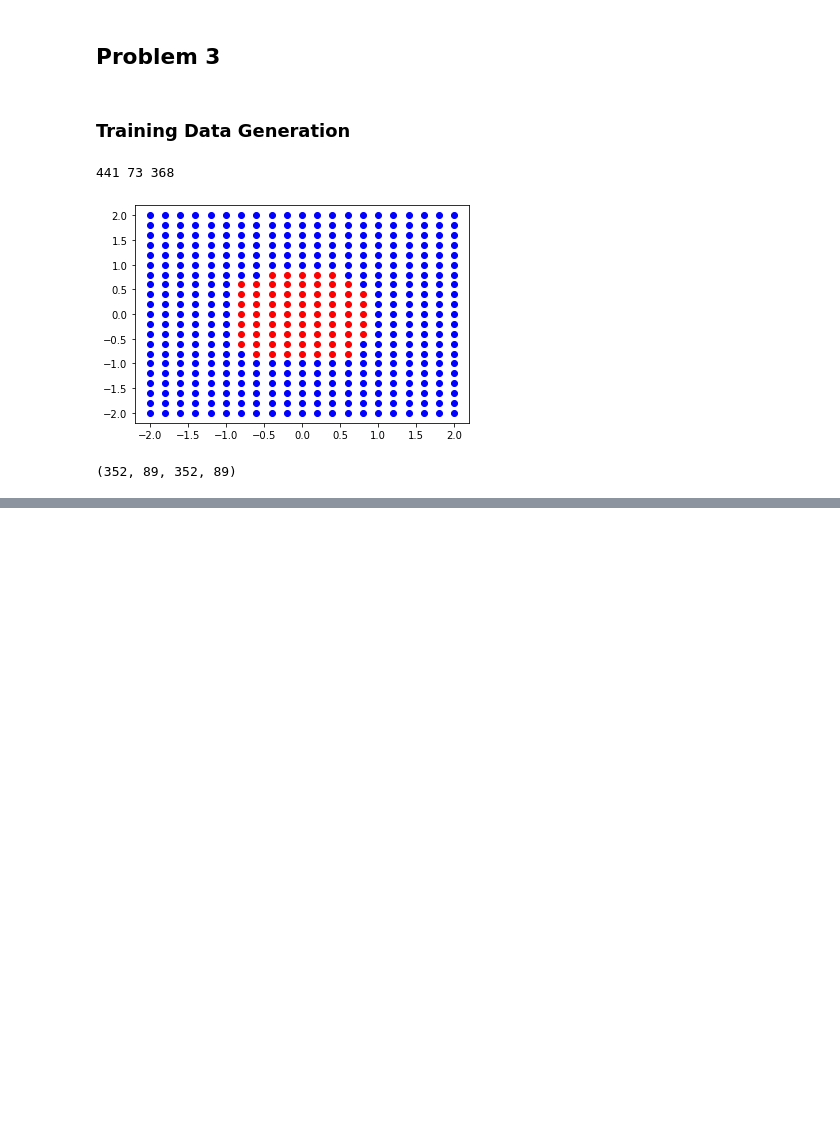
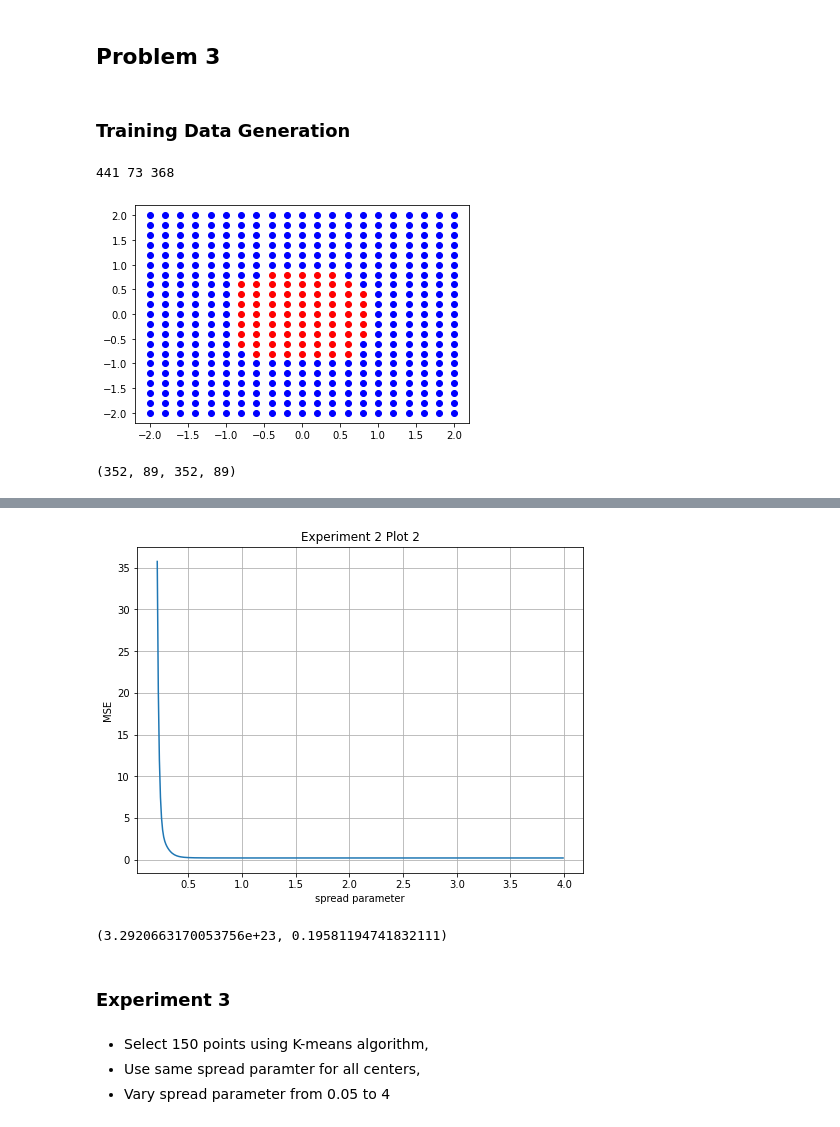
Before and after one commit to x662li/Inteligent-System-Design, a Jupyter notebook: A2_code/Problem_3/problem3.ipynb, the cells around one changed output, grey strips where cells are left out. Cells and saved outputs as stored; diff of their text form; code cells hidden in the pictures; blank space fills up the shorter version.

```diff
--- a/A2_code/Problem_3/problem3.ipynb
+++ b/A2_code/Problem_3/problem3.ipynb
@@ -50,0 +97,20 @@ plt.plot(np.arange(0.05, 4.0, 0.05), mse_result)
+# %%
+plt.figure(figsize=(8,6))
+plt.plot(np.arange(0.01, 4.0, 0.01)[20:], mse_result2[20:])
+plt.xlabel('spread parameter')
+plt.ylabel('MSE')
+plt.title("Experiment 2 Plot 2")
+plt.grid()
+plt.show()
+# %% [output]
+[figure, added]
+# %%
+max(mse_result2), min(mse_result2)
+# %% [output]
+(3.2920663170053756e+23, 0.19581194741832111)
+# %% [markdown]
+### Experiment 3
+# %% [markdown]
+- Select 150 points using K-means algorithm,
+- Use same spread paramter for all centers,
+- Vary spread parameter from 0.05 to 4
```
Also changed, not shown: parts of 22 cells of this notebook, 2 other files.
